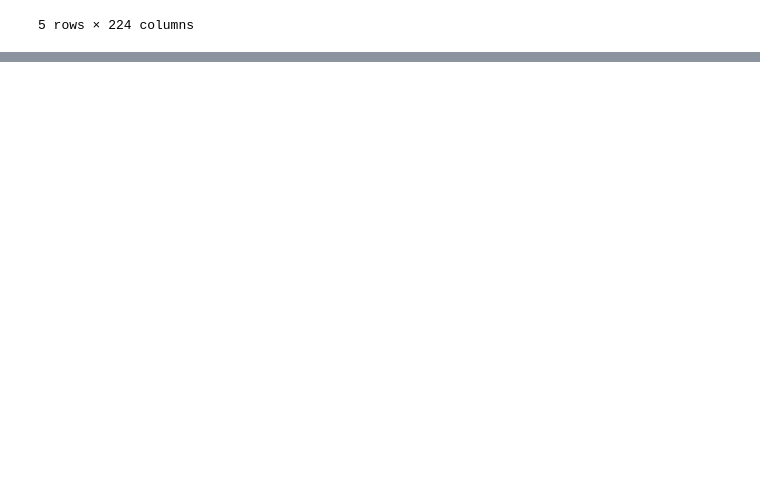
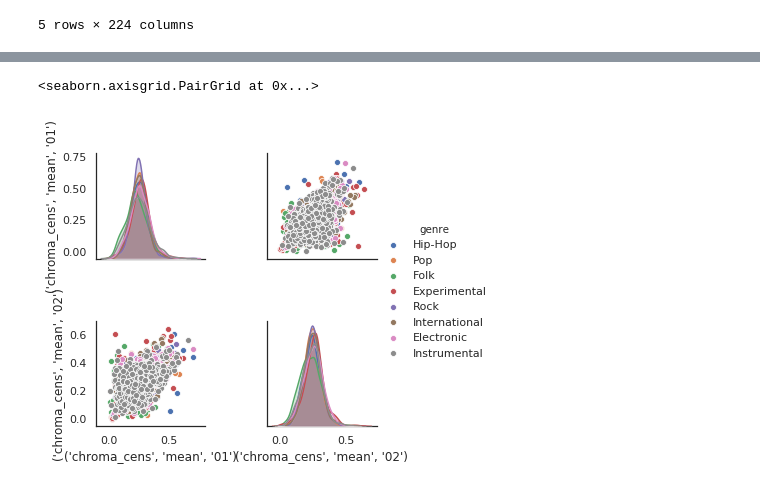
Before and after one commit to nhstaple/ecs-171-music-genre-classifier, a Jupyter notebook: DataManagement/dataCheck.ipynb, the cells around one changed output, grey strips where cells are left out. Cells and saved outputs as stored; diff of their text form; code cells hidden in the pictures; blank space fills up the shorter version.

Commit message:
began plotting features

```diff
--- a/DataManagement/dataCheck.ipynb
+++ b/DataManagement/dataCheck.ipynb
@@ -228,0 +231,11 @@ echonest.iloc[:, echonest.columns.get_level_values(1) == 'temporal_features'].he
+# %%
+chroma_cens = features.iloc[:,features.columns.get_level_values(0)=='chroma_cens']
+cmean = chroma_cens.iloc[:,chroma_cens.columns.get_level_values(1) == 'mean'];
+sets = tracks['set']
+#have the means for chroma_cens
+
+
+subset = sets.iloc[:,sets.columns.get_level_values(0) == 'subset']
+small = subset.loc[subset['subset'] == 'small']
+small
+#"get" small subset df
@@ -228,0 +257,16 @@ echonest.iloc[:, echonest.columns.get_level_values(1) == 'temporal_features'].he
+# %%
+#get chroma mean features for small subset only
+cmean = cmean[cmean.index.isin(small.index)]
+cmean_df = cmean.copy()
+cmean_df
+
+
+
+#get info for small subset
+tracks_small = tracks[tracks.index.isin(small.index)]
+tracks_sdf = tracks_small.copy()
+tsdf = tracks_sdf['track']
+
+#adding genre to dataframe
+cmean_df['genre'] = tsdf['genre_top']
+cmean_df
@@ -228,0 +290,6 @@ echonest.iloc[:, echonest.columns.get_level_values(1) == 'temporal_features'].he
+# %%
+sns.set(style='white', color_codes=True)
+sns.pairplot(cmean_df, vars=[('chroma_cens', 'mean', '01'), ('chroma_cens', 'mean','02')], hue='genre')
+# %% [output]
+<seaborn.axisgrid.PairGrid at 0x...>
+[figure, added]
```
Also changed, not shown: parts of 10 cells of this notebook.
